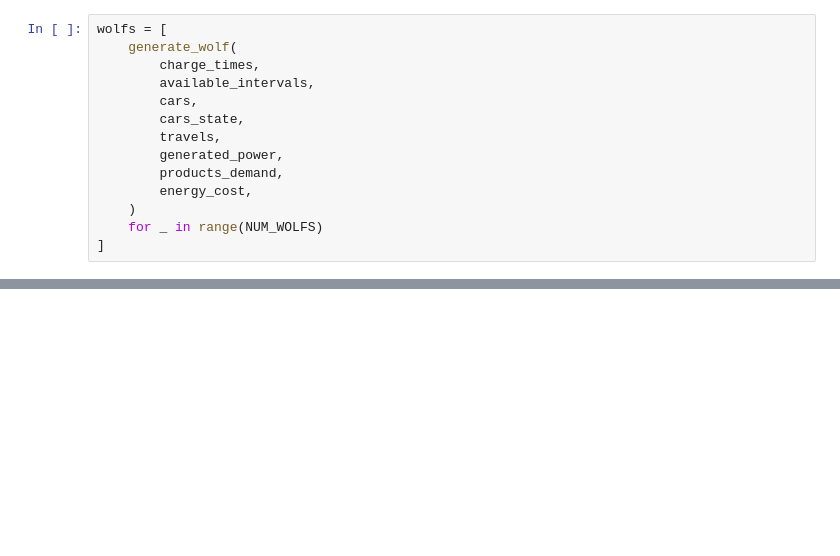
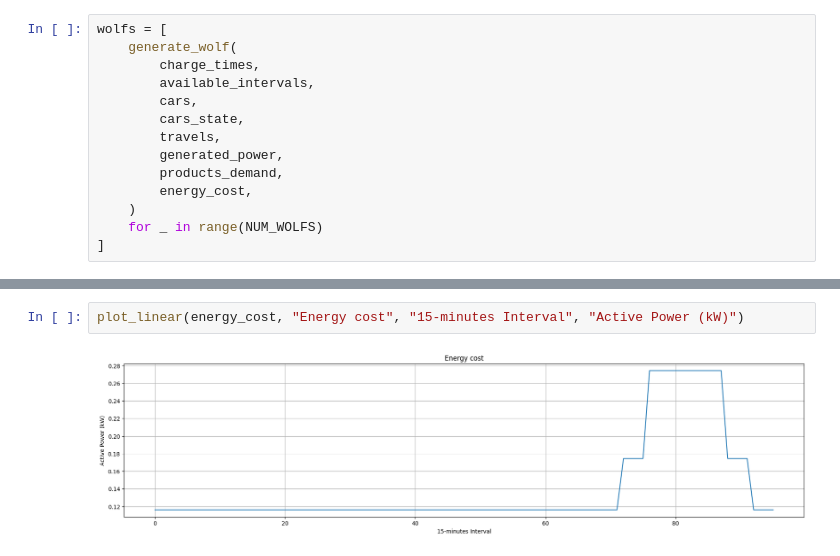
Before and after one commit to pachecowillians/grey-wolf-optimization, a Jupyter notebook: gwo_evrp.ipynb, the cells around one changed output, grey strips where cells are left out. Drawn from its saved outputs; the diff is of its cells as text; blank space fills up the shorter version.

```diff
--- a/gwo_evrp.ipynb
+++ b/gwo_evrp.ipynb
@@ -569,0 +613,4 @@ print(wolfs[0])
+# %%
+plot_linear(energy_cost, "Energy cost", "15-minutes Interval", "Active Power (kW)")
+# %% [output]
+[figure, added]
```
Also changed, not shown: parts of 20 cells of this notebook.
